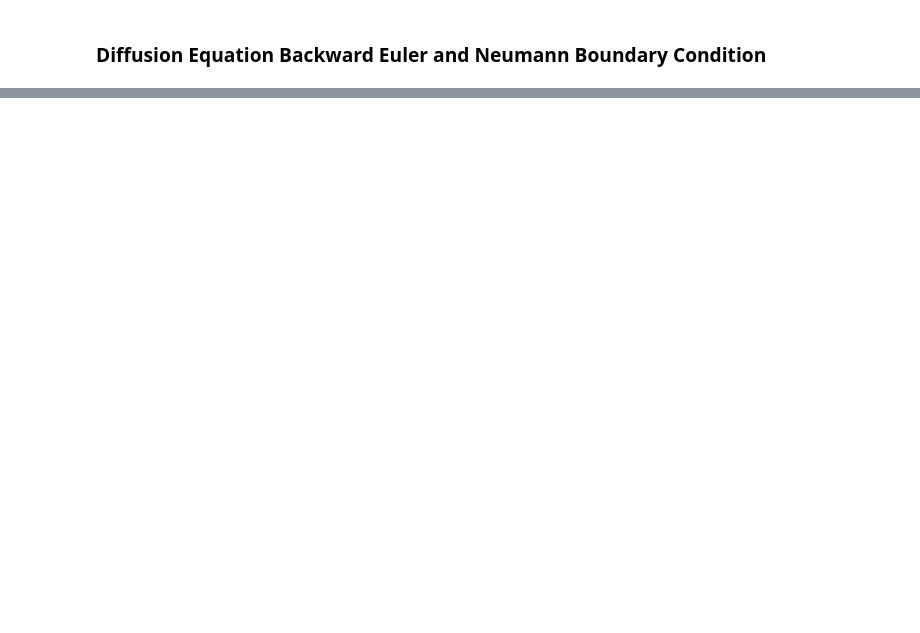
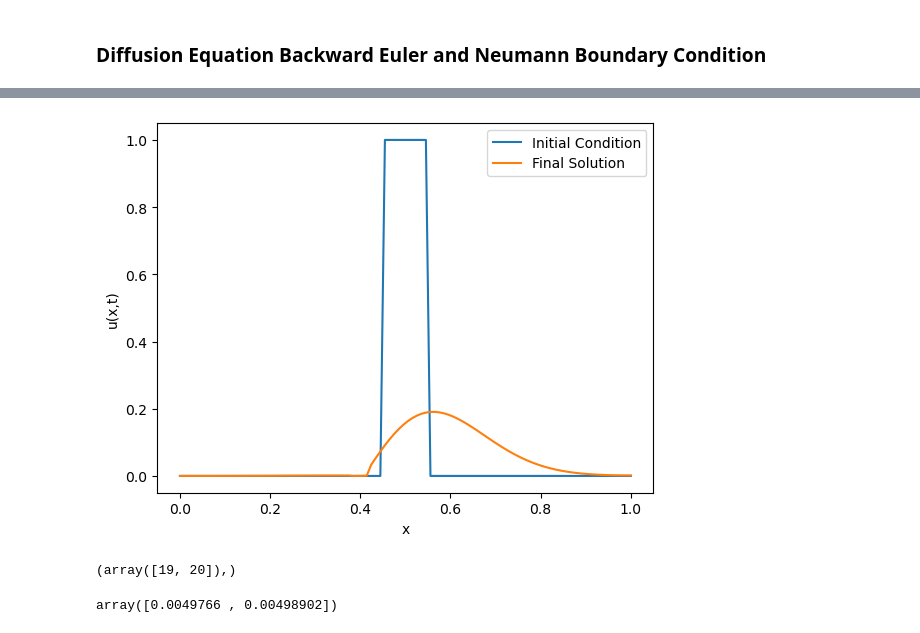
Before and after one commit to abhirao-03/hazardous-materials, a Jupyter notebook: abhi/heat.ipynb, the cells around one changed output, grey strips where cells are left out. Cells and saved outputs as stored; diff of their text form; code cells hidden in the pictures; blank space fills up the shorter version.

Commit message:
implemented sink.

```diff
--- a/abhi/heat.ipynb
+++ b/abhi/heat.ipynb
@@ -29,7 +29,18 @@ plt.savefig("toy_problem_initial_concentration.svg")
+# %%
+def sink(x, u, efficiency=0.05, loc=0.4, tol=0.02):
+    """
+    loc: location of sink
+    x: position
+    cot: concentration
+    """
+    scrub_loc = np.where((x >= loc-tol) & (x <= loc+tol))
+    u[scrub_loc] = efficiency* u[scrub_loc]
+
+    return u
 # %%
 # Parameters
 L = 1.0                 # Length of interval
-T = 15.0                # Total time
+T = 0.01                 # Total time
 Nx = 100                # Number of spatial points
 Nt = 100                # Number of time steps
 
@@ -41,30 +52,34 @@ C = dt / dx**2
 x = np.linspace(0, L, Nx)
 
 canistor = gas_canistor()
 u_initial = f(canistor, x)
 
 u = np.copy(u_initial)
 
 A = np.zeros((Nx, Nx))
 
 for i in range(1, Nx - 1):
     A[i, i - 1] = -C
     A[i, i] = 1 + 2 * C
     A[i, i + 1] = -C
 
 A[0, 0] = 1 + 2 * C
 A[0, 1] = -2 * C
 A[Nx - 1, Nx - 2] = -2 * C
 A[Nx - 1, Nx - 1] = 1 + 2 * C
 
 
 for n in range(Nt):
     u = np.linalg.solve(A, u)
+    u = sink(x, u)
+
 
 # Plotting the final solution
 plt.plot(x, u_initial, label="Initial Condition")
 plt.plot(x, u, label="Final Solution")
 plt.xlabel("x")
 plt.ylabel("u(x,t)")
 plt.legend()
 plt.show()
+# %% [output]
+[figure, added]
@@ -72,0 +97,8 @@ import matplotlib.pyplot as plt
+# %%
+np.where((0.19 <= x) & (x <= 0.21))
+# %% [output]
+(array([19, 20]),)
+# %%
+u[np.where((0.19 <= x) & (x <= 0.21))]*0.05
+# %% [output]
+array([0.0049766 , 0.00498902])
```
Also changed, not shown: parts of 3 cells of this notebook, 1 other file.
